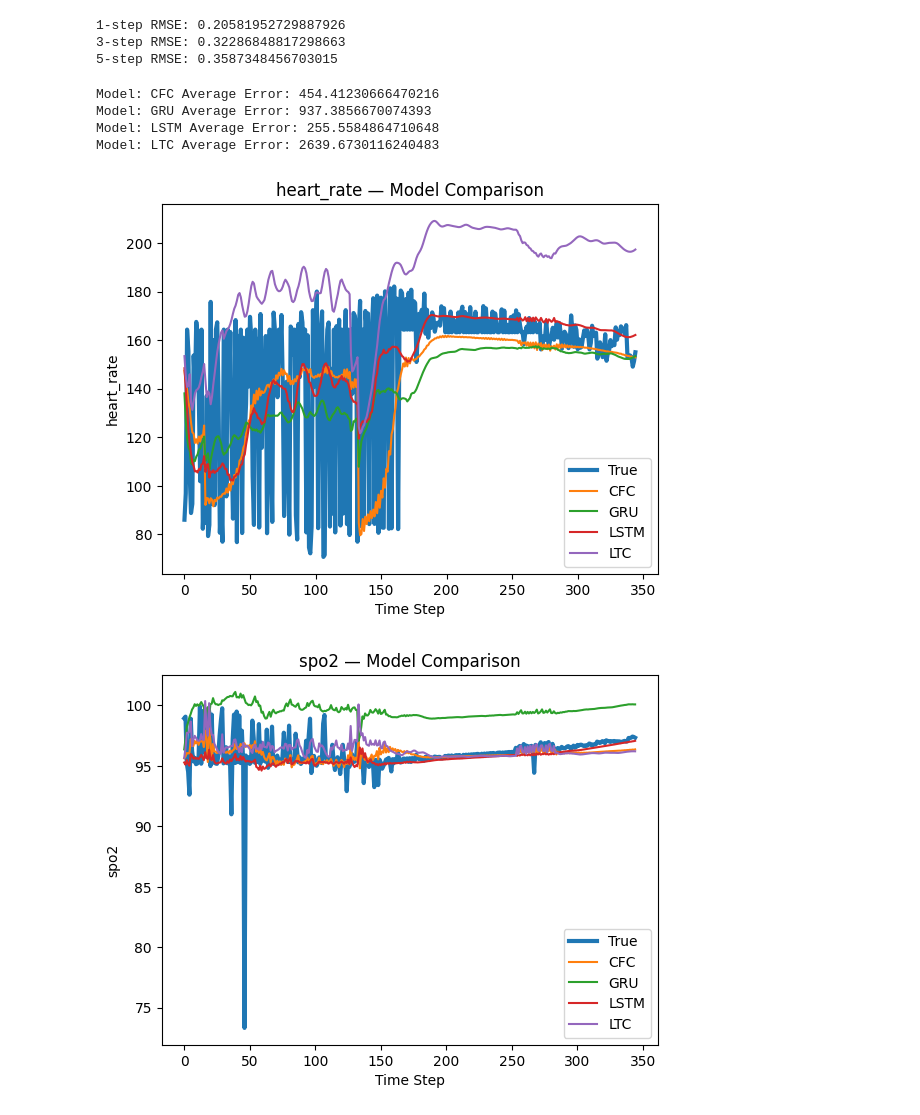
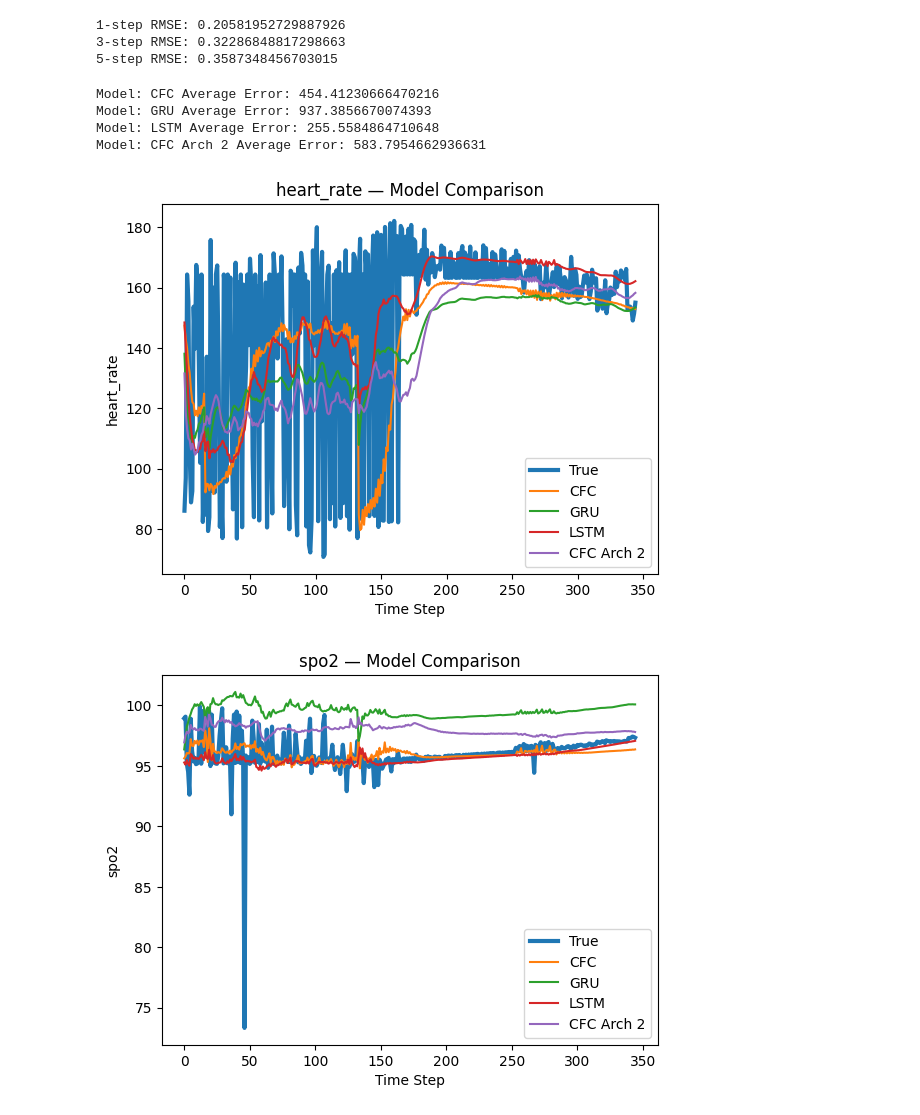
Before and after one commit to theophilus28/LNN-GRU-Comparative, a Jupyter notebook: lnn_setup.ipynb, the cells around one changed output. Drawn from its saved outputs; the diff is of its cells as text; code cells hidden in the pictures.

```diff
--- a/lnn_setup.ipynb
+++ b/lnn_setup.ipynb
@@ -1282,13 +1417,14 @@ class LTCNetwork(nn.Module):
     """
 
     def __init__(self, input_size, hidden_size, output_size, num_layers=1,
-                 solver='euler', ode_unfolds=6):
+                 solver='euler', ode_unfolds=6, dt=1.0):
         super(LTCNetwork, self).__init__()
         self.input_size = input_size
         self.hidden_size = hidden_size
         self.output_size = output_size
         self.num_layers = num_layers
         self.solver = solver
+        self.dt = dt
 
         # Stack of LTC cells
         self.cells = nn.ModuleList()
@@ -1305,7 +1441,7 @@ class LTCNetwork(nn.Module):
         # Output layer
         self.fc_out = nn.Linear(hidden_size, output_size)
 
-    def forward(self, x, hidden=None, dt=1.0):
+    def forward(self, x, hidden=None):
         """
         Forward pass through the network
 
@@ -1334,7 +1470,7 @@ class LTCNetwork(nn.Module):
 
             # Pass through each layer
             for i, cell in enumerate(self.cells):
-                hidden[i] = cell(layer_input, hidden[i], dt)
+                hidden[i] = cell(layer_input, hidden[i], self.dt)
                 layer_input = hidden[i]
 
             # Generate output
@@ -1764,7 +1939,7 @@ def rollout_model(model, df, feature_cols, action_cols,
     with torch.no_grad():
         unsqueezed = False
         for t in range(int(len(s_true)/2), len(s_true)):
-            if model_type == "CFC" or model_type == "LTC":
+            if model_type != "GRU" and model_type != "LSTM":
                 if unsqueezed:
                     cur = cur.squeeze(0)
                 x = torch.cat([cur, act], dim=-1)
@@ -1905,44 +2080,46 @@ def subjects_to_icu_ids(full_df, subject_ids):
 gru_model = GRUModel()
 lstm_model = LSTMModel()
 cfc_model = CfCNetwork()
-ltc_model = LTCNetwork(input_size=21, hidden_size=128, output_size=18,
-                   num_layers=2, solver='euler', ode_unfolds=6)
+cfc_arch2_model = CfCNetwork2()
+#ltc_model = LTCNetwork(input_size=21, hidden_size=128, output_size=18,
+#                   num_layers=2, solver='euler', ode_unfolds=6)
 gru_model.load_state_dict(torch.load("best_gru.pt"))
 lstm_model.load_state_dict(torch.load("best_lstm.pt"))
-cfc_model.load_state_dict(torch.load("best_cfc.pt"))
-ltc_model.load_state_dict(torch.load("best_ltc.pt"))
+cfc_model.load_state_dict(torch.load("best_cfc1.pt"))
+cfc_arch2_model.load_state_dict(torch.load("best_cfc_arch2.pt"))
+#ltc_model.load_state_dict(torch.load("best_ltc.pt"))
 models = {
     "CFC": cfc_model,
     "GRU": gru_model,
     "LSTM": lstm_model,
-    "LTC": ltc_model,
+    "CFC Arch 2": cfc_arch2_model
 }
 
 features_to_plot = ["heart_rate", "spo2", "dbp", "temperature", "resp_rate", "creatinine",  "platelets"]
 
 
 train_subj, val_subj, test_subj = make_subject_splits(full_df)
 
 train_icu_ids = subjects_to_icu_ids(full_df, train_subj)
 val_icu_ids   = subjects_to_icu_ids(full_df, val_subj)
 test_icu_ids  = subjects_to_icu_ids(full_df, test_subj)
 
 
 compare_models(
     models,
     full_df,
     icu_id=test_icu_ids[0],
     feature_cols=state_features,
     action_cols=action_features,
     features_to_plot=features_to_plot,
     window_size = 10,
     scaler=scaler,
     device="cuda"
 )
 # %% [output]
 Model: CFC Average Error: 454.41230666470216
 Model: GRU Average Error: 937.3856670074393
 Model: LSTM Average Error: 255.5584864710648
-Model: LTC Average Error: 2639.6730116240483
+Model: CFC Arch 2 Average Error: 583.7954662936631
-[figure, old version]
+[figure, new version]
-[figure, old version]
+[figure, new version]
```
Also changed, not shown: parts of 6 cells of this notebook.
